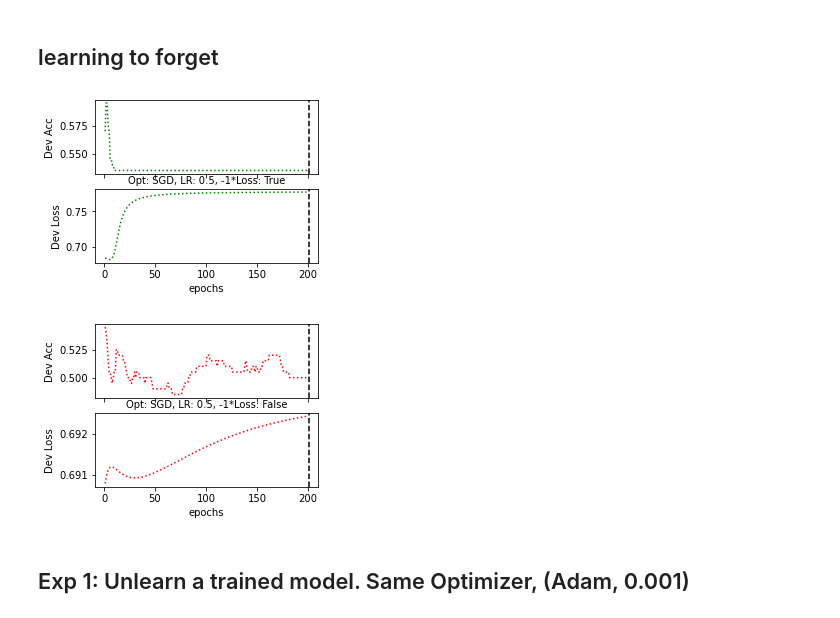
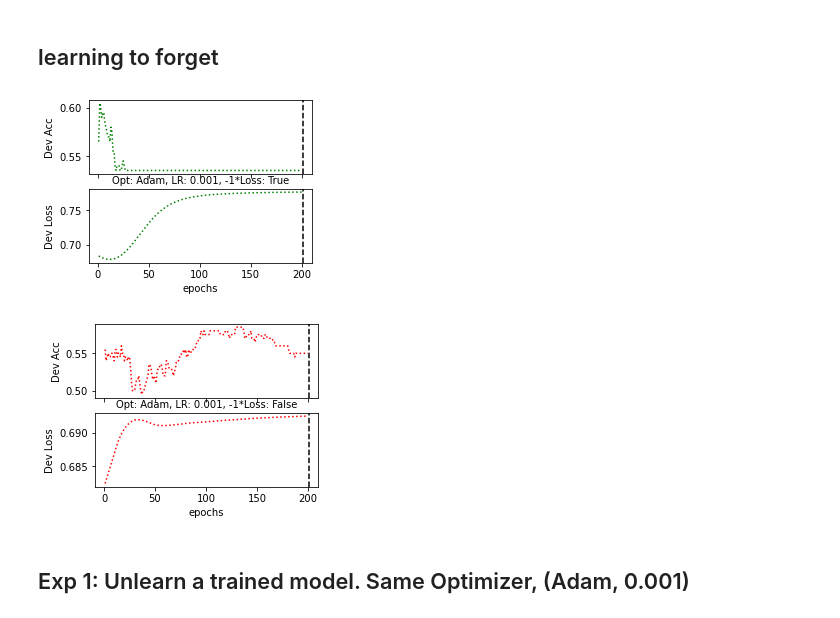
Before and after one commit to Libr-AI/fairlib, a Jupyter notebook: dev/dev_unleanring.ipynb, the cells around one changed output. Cells and saved outputs as stored; diff of their text form; code cells hidden in the pictures.

```diff
--- a/dev/dev_unleanring.ipynb
+++ b/dev/dev_unleanring.ipynb
@@ -115,6 +115,7 @@ def exam_unlearning(
     seed = None,
     plot_path = Path("plots"),
     file_name = None,
+    display_info = True
     ):
 
     if seed is not None:
@@ -132,7 +133,7 @@ def exam_unlearning(
         losses.append(_losses)
 
 
-    fig, (ax1, ax2) = plt.subplots(2, figsize=(4*sum(epochs)/200, 3), sharex=True)
+    fig, (ax1, ax2) = plt.subplots(2, figsize=(min(4*sum(epochs)/200, 16), 3), sharex=True)
 
     axs_top = max(np.concatenate(losses))
     axs_scaler = (axs_top-min(np.concatenate(losses)))*0.1
@@ -145,18 +146,19 @@ def exam_unlearning(
         ax1.plot(_x, accs[_idx],  color='g' if negative_loss[_idx] else "r", linestyle = ':' if uniform_label[_idx] else "-",)
         ax2.plot(_x, losses[_idx], color='g' if negative_loss[_idx] else "r", linestyle = ':' if uniform_label[_idx] else "-",)
 
-        ax1.axvline(epoch_count, ls="--", color="k")
-        ax2.axvline(epoch_count, ls="--", color="k")
+        if display_info:
+            ax1.axvline(epoch_count, ls="--", color="k")
+            ax2.axvline(epoch_count, ls="--", color="k")
 
-        ax2.text(epoch_count-_epoch/2, axs_top+axs_scaler,
-        'Opt: {}, LR: {}, -1*Loss: {}'.format(
-            optimizers[_idx][0].__name__,
-            optimizers[_idx][1],
-            negative_loss[_idx],
-            ),
-        c="k",
-        horizontalalignment='center',
-        verticalalignment='bottom')
+            ax2.text(epoch_count-_epoch/2, axs_top+axs_scaler,
+            'Opt: {}, LR: {}, -1*Loss: {}'.format(
+                optimizers[_idx][0].__name__,
+                optimizers[_idx][1],
+                negative_loss[_idx],
+                ),
+            c="k",
+            horizontalalignment='center',
+            verticalalignment='bottom')
 
     ax2.set_xlabel("epochs")
     ax1.set_ylabel("Dev Acc")
@@ -213,22 +215,26 @@ exam_unlearning(
 ## learning to forget
 # %%
 exam_unlearning(
-    optimizers = [(SGD, 0.5)],
+    optimizers = [(Adam, 0.001)],
     negative_loss = [True],
     epochs  = [200],
     uniform_label= [True],
+    plot_path = Path(r"D:\Project\XH-PhD\Meeting Recap\Img\Adv_Learn_to_Forget"),
+    file_name = "exp2_minimize_NCE_uniform_labels"
     )
 # %% [output]
-[figure, old version]
+[figure, new version]
 # %%
 exam_unlearning(
-    optimizers = [(SGD, 0.5)],
+    optimizers = [(Adam, 0.001)],
     negative_loss = [False],
     epochs  = [200],
     uniform_label= [True],
+    plot_path = Path(r"D:\Project\XH-PhD\Meeting Recap\Img\Adv_Learn_to_Forget"),
+    file_name = "exp2_minimize_CE_uniform_labels"
     )
 # %% [output]
-[figure, old version]
+[figure, new version]
 # %% [markdown]
 ## Exp 1: Unlearn a trained model. Same Optimizer, (Adam, 0.001)
 # %%
```
Also changed, not shown: parts of 19 cells of this notebook.
